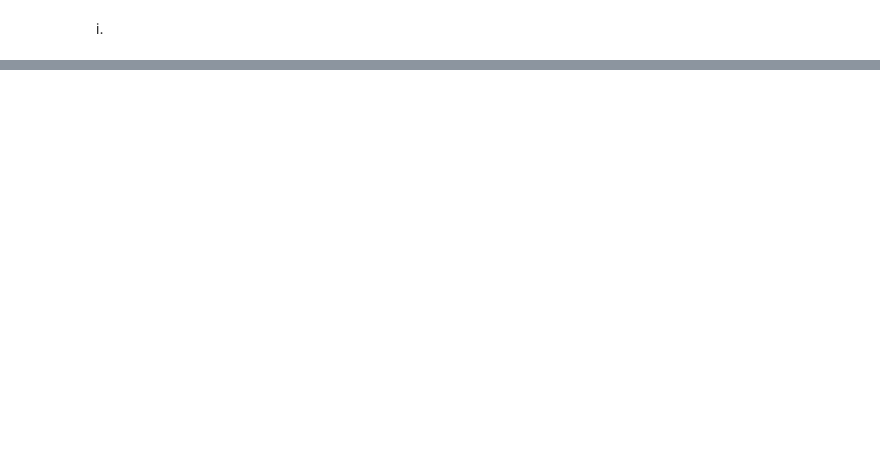
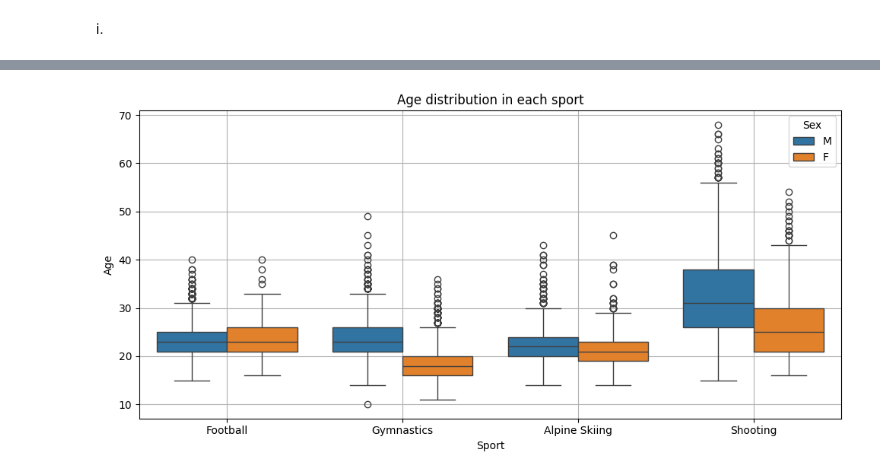
Before and after one commit to Ludwilton/Projekt-OS-Norge, a Jupyter notebook: uppgift_0/uppgift.0.LUDWIG.ipynb, the cells around one changed output, grey strips where cells are left out. Saved outputs shown, nothing was run; the diff lists cells and outputs as text; code cells hidden in the pictures; blank space fills up the shorter version.

```diff
--- a/uppgift_0/uppgift.0.LUDWIG.ipynb
+++ b/uppgift_0/uppgift.0.LUDWIG.ipynb
@@ -210,0 +236,18 @@ plt.show()
+# %%
+# Alpine skiing
+# Gymnastics
+# Football
+# Shooting
+
+
+all_unique_participants = df.drop_duplicates(subset=["ID"])
+age_dist_sports = all_unique_participants[all_unique_participants["Sport"].isin(["Alpine Skiing", "Gymnastics", "Football", "Shooting"])]
+# %%
+plt.figure(figsize=(10, 5))
+ax = sns.boxplot(data=age_dist_sports,y="Age", x="Sport", hue="Sex")
+plt.grid()
+plt.title("Age distribution in each sport")
+plt.tight_layout()
+plt.show()
+# %% [output]
+[figure, added]
```
Also changed, not shown: parts of 12 cells of this notebook, 3 other files.
